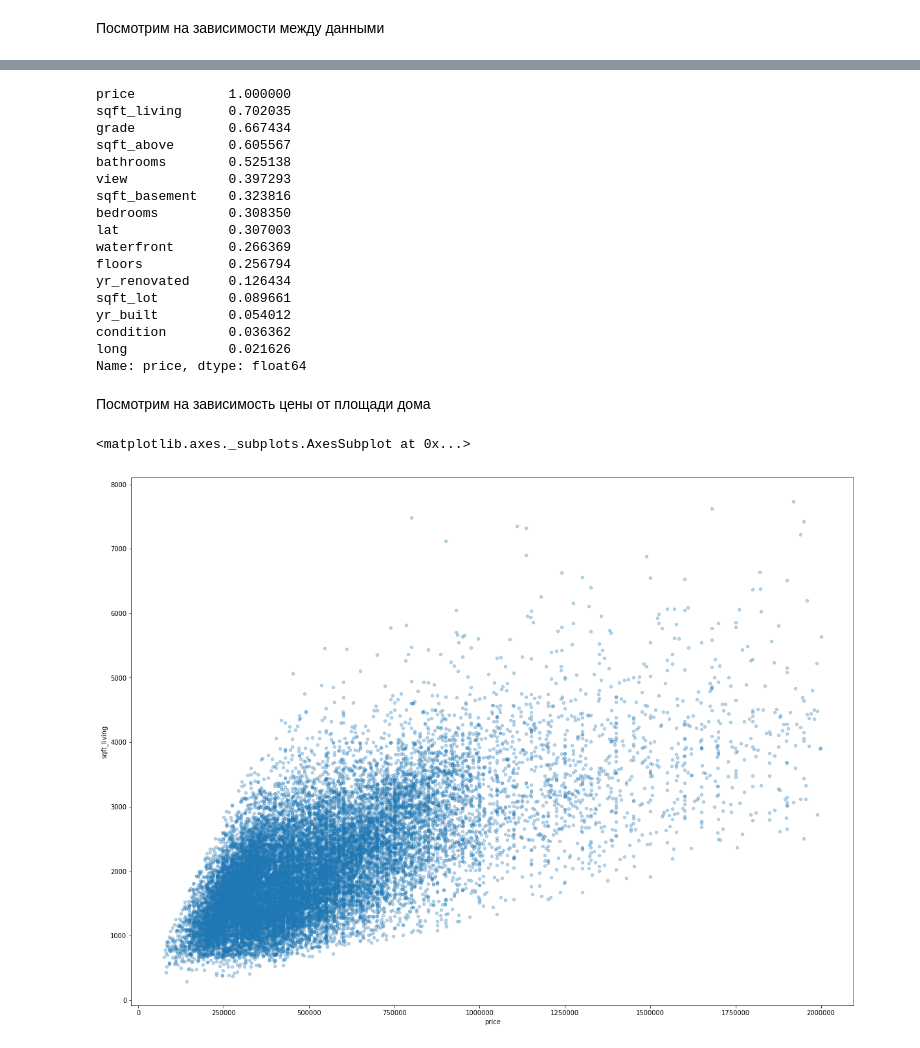
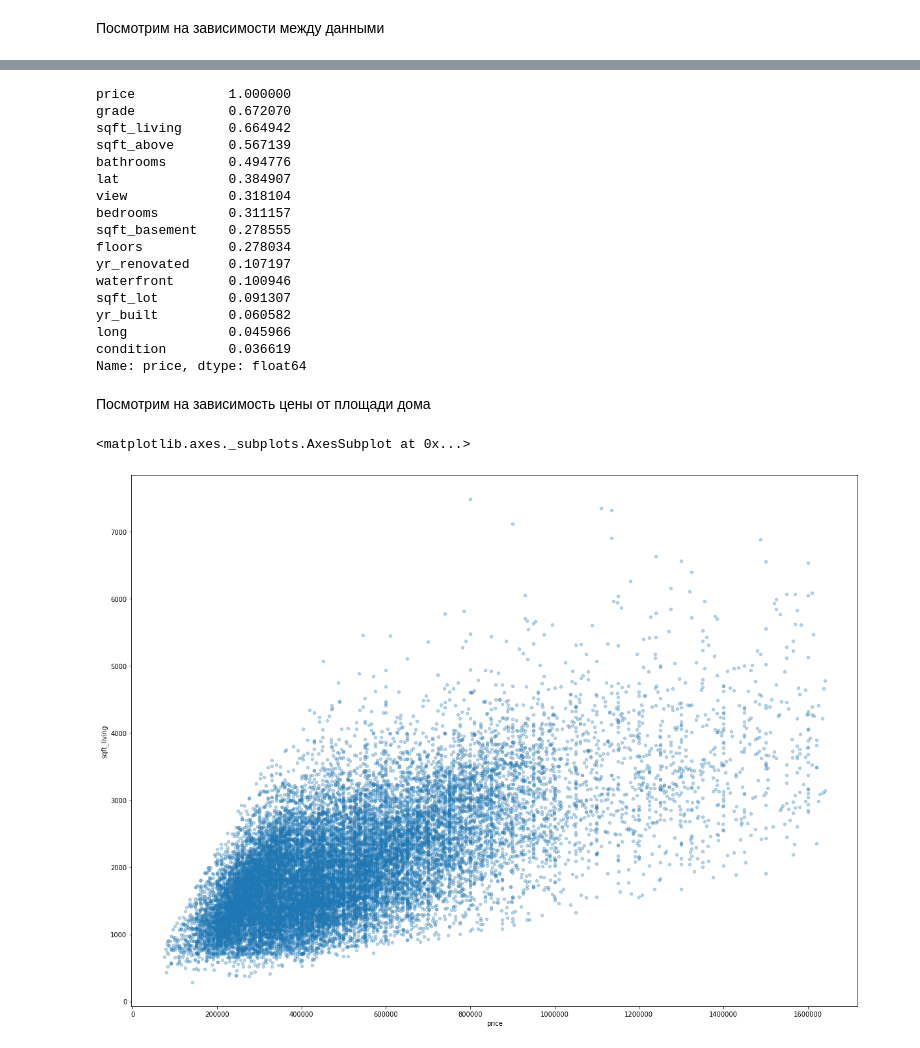
Before and after one commit to kkonsw/mlearn-course, a Jupyter notebook: house-sales/house-sales.ipynb, the cells around one changed output, grey strips where cells are left out. Drawn from its saved outputs; the diff is of its cells as text; code cells hidden in the pictures.

```diff
--- a/house-sales/house-sales.ipynb
+++ b/house-sales/house-sales.ipynb
@@ -87,3 +89,14 @@ data.describe()
+# %%
+threshold = 3 * data.price.std()
+rows = []
+for i in range(len(data)):
+    price_mean = data.price.mean()
+    price = abs(data.price.iloc[i])
+    value = price_mean + threshold
+    if price > value:
+        rows.append(i)
+
+data = data.drop(rows)
 # %% [markdown]
 # Визуализируем данные
 # %%
@@ -115,29 +125,26 @@ plt.show()
 corr_matrix["price"].sort_values(ascending=False)
 # %% [output]
 price            1.000000
-sqft_living      0.702035
-grade            0.667434
-sqft_above       0.605567
-bathrooms        0.525138
-view             0.397293
-sqft_basement    0.323816
-bedrooms         0.308350
-lat              0.307003
-waterfront       0.266369
-floors           0.256794
-yr_renovated     0.126434
-sqft_lot         0.089661
-yr_built         0.054012
-condition        0.036362
-long             0.021626
+grade            0.672070
+sqft_living      0.664942
+sqft_above       0.567139
+bathrooms        0.494776
+lat              0.384907
+view             0.318104
+bedrooms         0.311157
+sqft_basement    0.278555
+floors           0.278034
+yr_renovated     0.107197
+waterfront       0.100946
+sqft_lot         0.091307
+yr_built         0.060582
+long             0.045966
+condition        0.036619
 Name: price, dtype: float64
 # %% [markdown]
 Посмотрим на зависимость цены от площади дома
 # %%
-data_to_plot = data.copy()
-data_to_plot['price'] = data_to_plot[data_to_plot['price'] < 2000000]['price']
-data_to_plot.dropna()
-data_to_plot.plot(kind="scatter",x="price",y="sqft_living", figsize=(20,15), alpha=0.3)
+data.plot(kind="scatter",x="price",y="sqft_living", figsize=(20,15), alpha=0.3)
 # %% [output]
 <matplotlib.axes._subplots.AxesSubplot at 0x...>
-[figure, old version]
+[figure, new version]
```
Also changed, not shown: parts of 5 cells of this notebook.
